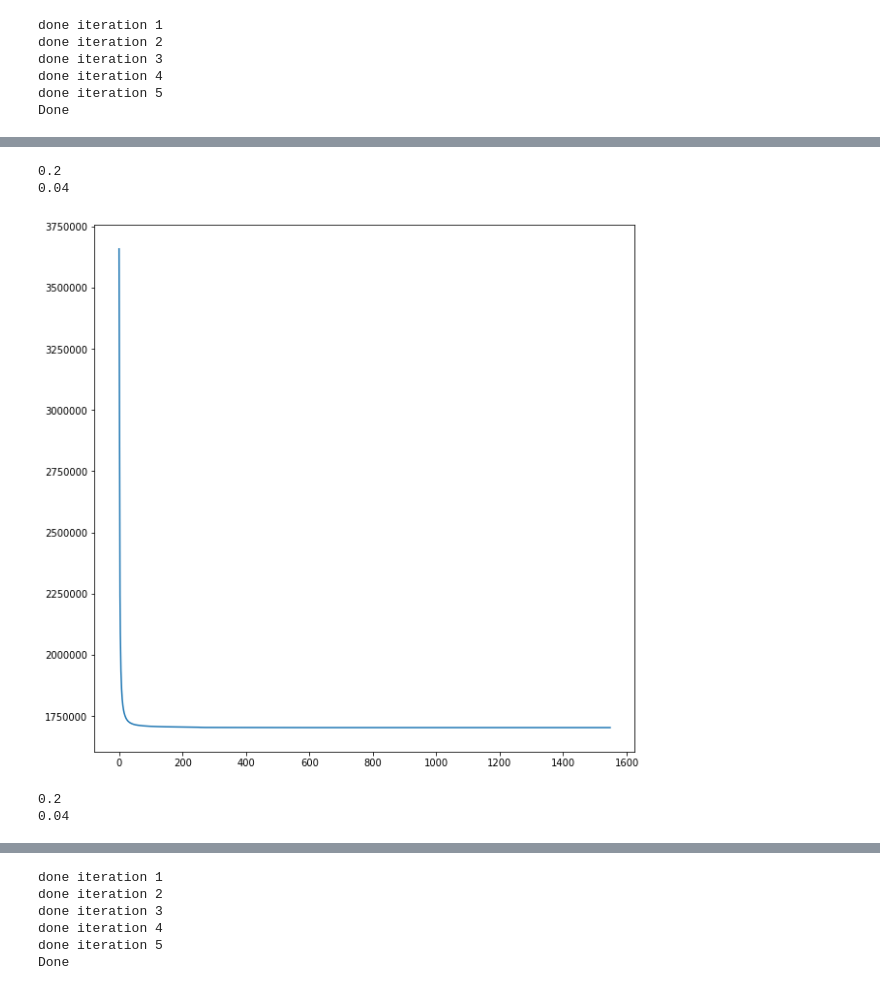
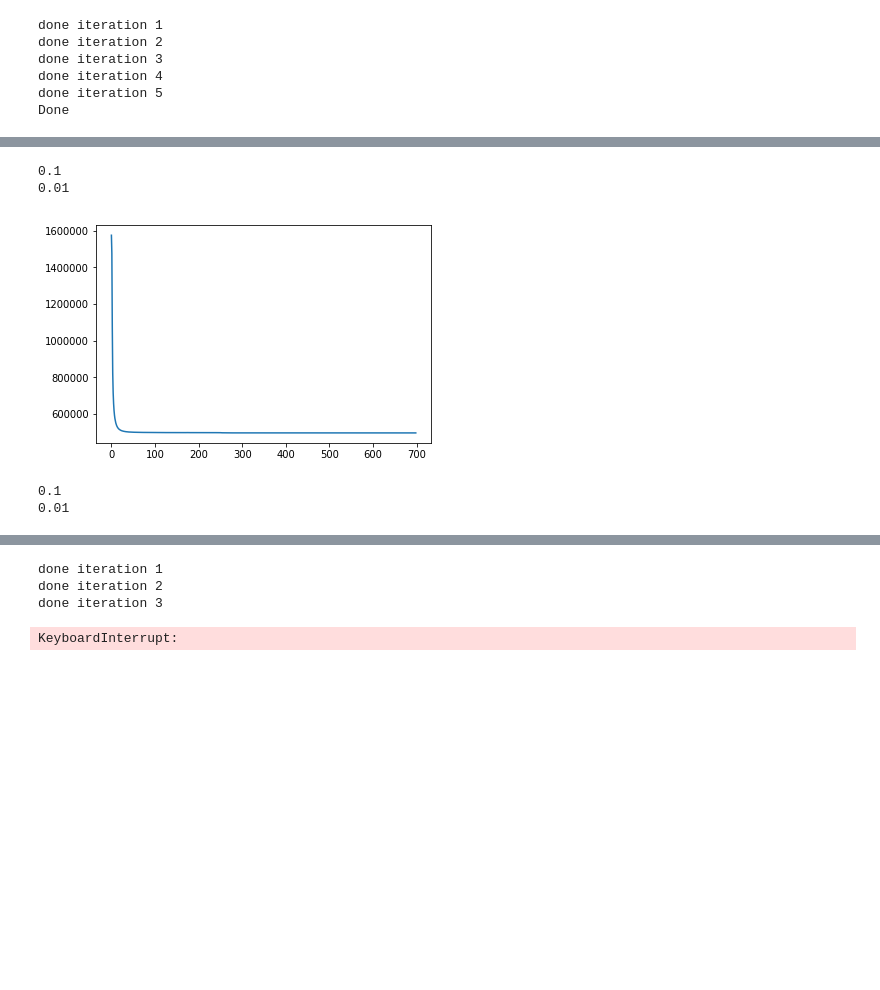
Before and after one commit to harveyslash/Deep-Image-Analogy-PyTorch, a Jupyter notebook: notebooks/Deep Image Analogy.ipynb, the cells around one changed output, grey strips where cells are left out. Saved outputs shown, nothing was run; the diff lists cells and outputs as text; code cells hidden in the pictures; blank space fills up the shorter version.

```diff
--- a/notebooks/Deep Image Analogy.ipynb
+++ b/notebooks/Deep Image Analogy.ipynb
@@ -375,13 +287,10 @@ r3_a = get_deconvoluted_feat(warped_feat4a,4,iters=1550)
 # %%
 model.model = model.model.cpu()
-feat3a = model.get_features_for_layer(imga,layer_num=11)
-feat3bb = model.get_features_for_layer(imgbb,layer_num=11)
+feat3a = feata[c_feat_ids[2]]
+feat3bb = featbb[c_feat_ids[2]]
 # %%
-feat3aa = blend_features(feat3a,r3_bb,alpha=.7,clip_value=0.05)
-feat3b =  blend_features(feat3bb,r3_a,alpha=.7,clip_value=0.05)
-
-# feat3aa = r3_bb
-# feat3b = r3_a
+feat3aa = blend_features(feat3a,r3_bb,alpha=c_alphas[1])
+feat3b =  blend_features(feat3bb,r3_a,alpha=c_alphas[1])
 # %%
 feat3a_norm = normalize_feat_map(feat3a)
 feat3bb_norm = normalize_feat_map(feat3bb)
@@ -389,10 +298,10 @@ feat3bb_norm = normalize_feat_map(feat3bb)
 feat3aa_norm = normalize_feat_map(feat3aa)
 feat3b_norm = normalize_feat_map(feat3b)
 # %%
-pm3ab = PatchMatchOrig(feat3a_norm,feat3aa_norm,feat3b_norm,feat3bb_norm, 3)
+pm3ab = PatchMatchOrig(feat3a_norm,feat3aa_norm,feat3b_norm,feat3bb_norm, c_patch_sizes[2])
 pm3ab.nnf = upsample_nnf(nnf=pm4ab.nnf,size=56)
 
-pm3ab.propagate(iters=5,rand_search_radius=4)
+pm3ab.propagate(iters=5,rand_search_radius=c_patch_radii[2])
 # %% [output]
 done iteration 1
 done iteration 2
@@ -408,8 +317,8 @@ plt.imshow(Utils.deprocess_image(Utils.reconstruct_image(img_a=imgbb_raw,pm=pm3a
 # %%
-pm3ba = PatchMatchOrig(feat3bb_norm,feat3b_norm,feat3aa_norm,feat3a_norm, 5)
+pm3ba = PatchMatchOrig(feat3bb_norm,feat3b_norm,feat3aa_norm,feat3a_norm, c_patch_sizes[2])
 pm3ba.nnf = upsample_nnf(nnf=pm4ba.nnf,size=56)
 
-pm3ba.propagate(iters=5,rand_search_radius=4)
+pm3ba.propagate(iters=5,rand_search_radius=c_patch_radii[2])
 plt.imshow(Utils.deprocess_image(Utils.reconstruct_image(img_a=imga_raw,pm=pm3ba)))
 # %% [output]
 done iteration 1
@@ -423,12 +332,12 @@ Done
 # %%
 warped_feat3bb = Utils.reconstruct_image(feat3bb,pm=pm3ab)
 warped_feat3a = Utils.reconstruct_image(feat3a,pm=pm3ba)
 
-r2_bb = get_deconvoluted_feat(warped_feat3bb,3,iters=1550)
-r2_a = get_deconvoluted_feat(warped_feat3a,3,iters=1550)
+r2_bb = model.get_deconvoluted_feat(warped_feat3bb,3,iters=c_iters[2])
+r2_a = model.get_deconvoluted_feat(warped_feat3a,3,iters=c_iters[2])
 # %% [output]
-0.2
-0.04
+0.1
+0.01
-[figure, old version]
+[figure, new version]
-0.2
-0.04
+0.1
+0.01
@@ -450,16 +359,14 @@ feat2bb_norm = normalize_feat_map(feat2bb)
 feat2aa_norm = normalize_feat_map(feat2aa)
 feat2b_norm = normalize_feat_map(feat2b)
 # %%
-pm2ab = PatchMatchOrig(feat2a_norm,feat2aa_norm,feat2b_norm,feat2bb_norm, 5)
+pm2ab = PatchMatchOrig(feat2a_norm,feat2aa_norm,feat2b_norm,feat2bb_norm, c_patch_sizes[3])
 pm2ab.nnf = upsample_nnf(nnf=pm3ab.nnf,size=112)
 
-pm2ab.propagate(iters=5,rand_search_radius=4)
+pm2ab.propagate(iters=5,rand_search_radius=c_patch_radii[3])
 # %% [output]
 done iteration 1
 done iteration 2
 done iteration 3
-done iteration 4
-done iteration 5
-Done
+KeyboardInterrupt:
 # %%
 plt.imshow(Utils.deprocess_image(Utils.reconstruct_image(img_a=imgbb_raw,pm=pm2ab)))
```
Also changed, not shown: parts of 38 cells of this notebook, 1 other file.
